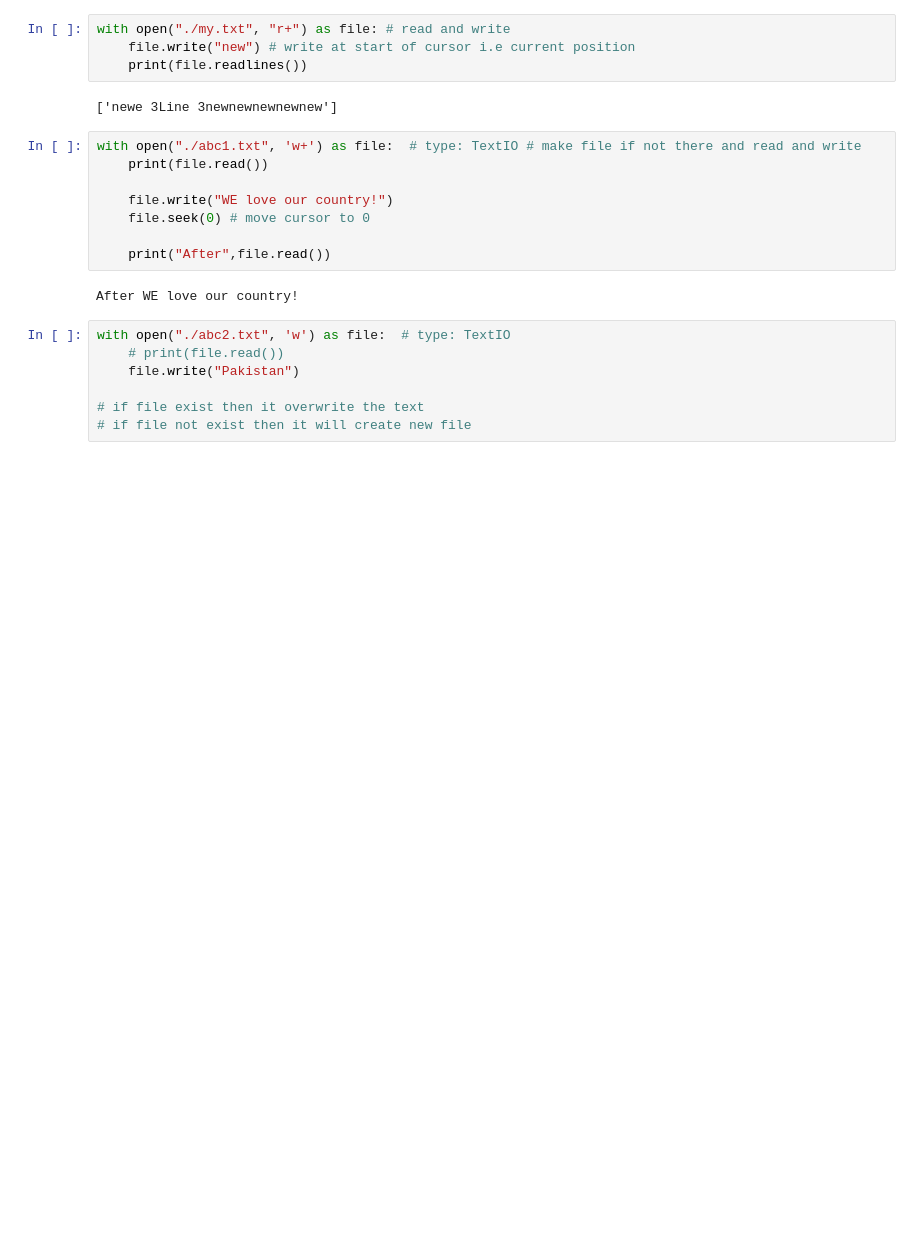
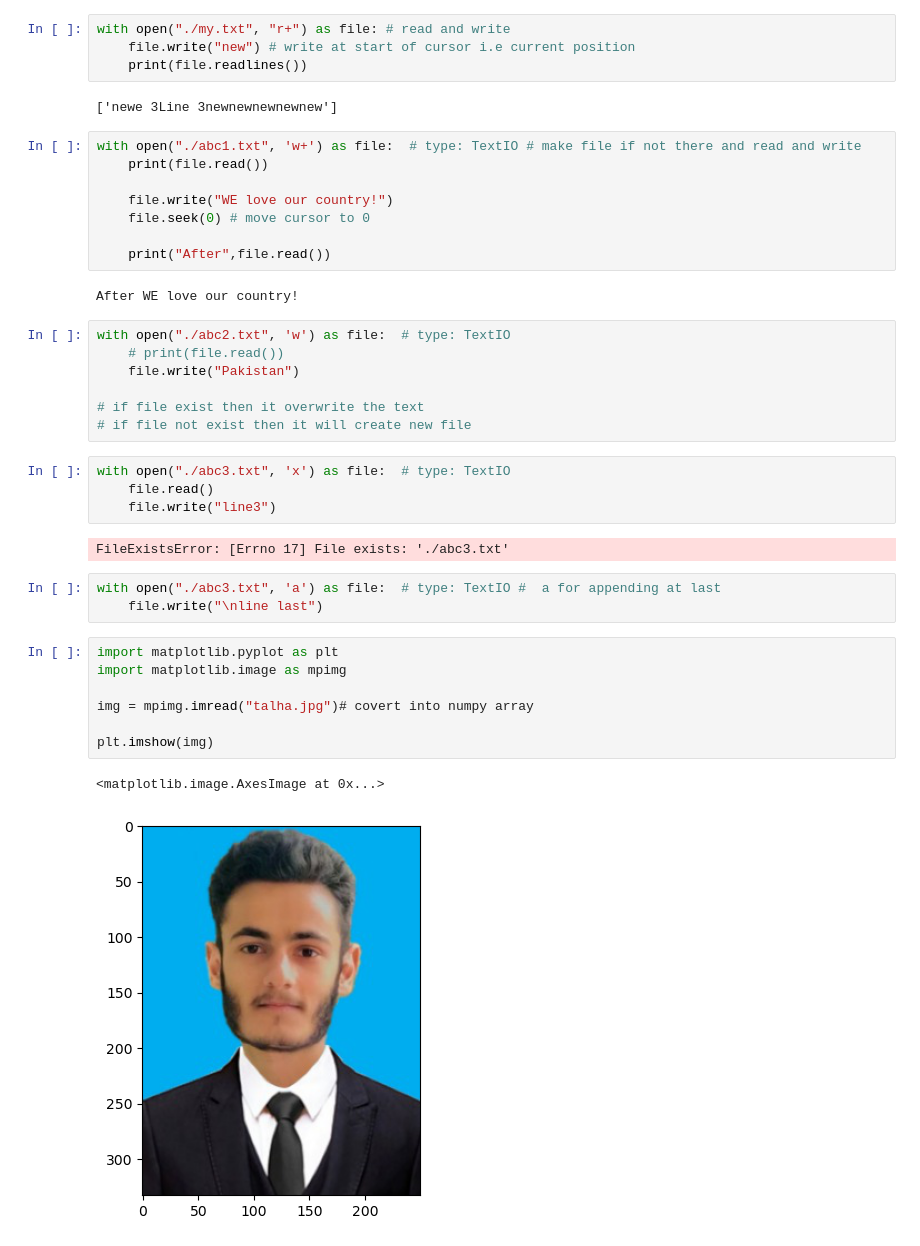
Before and after one commit to talhak911/Python, a Jupyter notebook: 12class/class12.ipynb, the cells around one changed output. Saved outputs shown, nothing was run; the diff lists cells and outputs as text; blank space fills up the shorter version.

```diff
--- a/12class/class12.ipynb
+++ b/12class/class12.ipynb
@@ -100,3 +97,22 @@ with open("./abc2.txt", 'w') as file:  # type: TextIO
 
 # if file exist then it overwrite the text
 # if file not exist then it will create new file
+# %%
+with open("./abc3.txt", 'x') as file:  # type: TextIO
+    file.read()
+    file.write("line3")
+# %% [output]
+FileExistsError: [Errno 17] File exists: './abc3.txt'
+# %%
+with open("./abc3.txt", 'a') as file:  # type: TextIO #  a for appending at last
+    file.write("\nline last")
+# %%
+import matplotlib.pyplot as plt
+import matplotlib.image as mpimg
+
+img = mpimg.imread("talha.jpg")# covert into numpy array
+
+plt.imshow(img)
+# %% [output]
+<matplotlib.image.AxesImage at 0x...>
+[figure, added]
```
Also changed, not shown: parts of 1 cell of this notebook, 4 other files.
